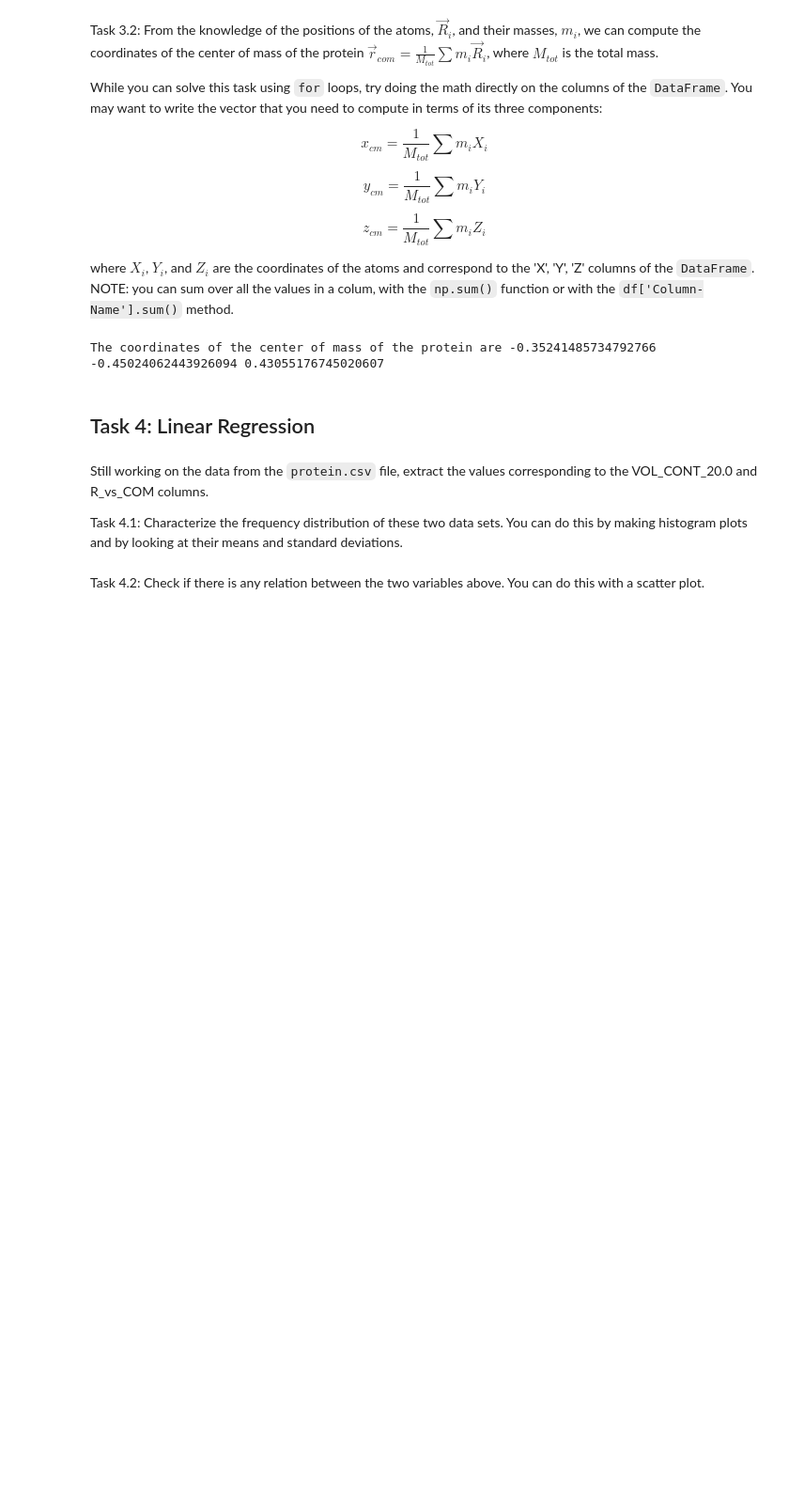
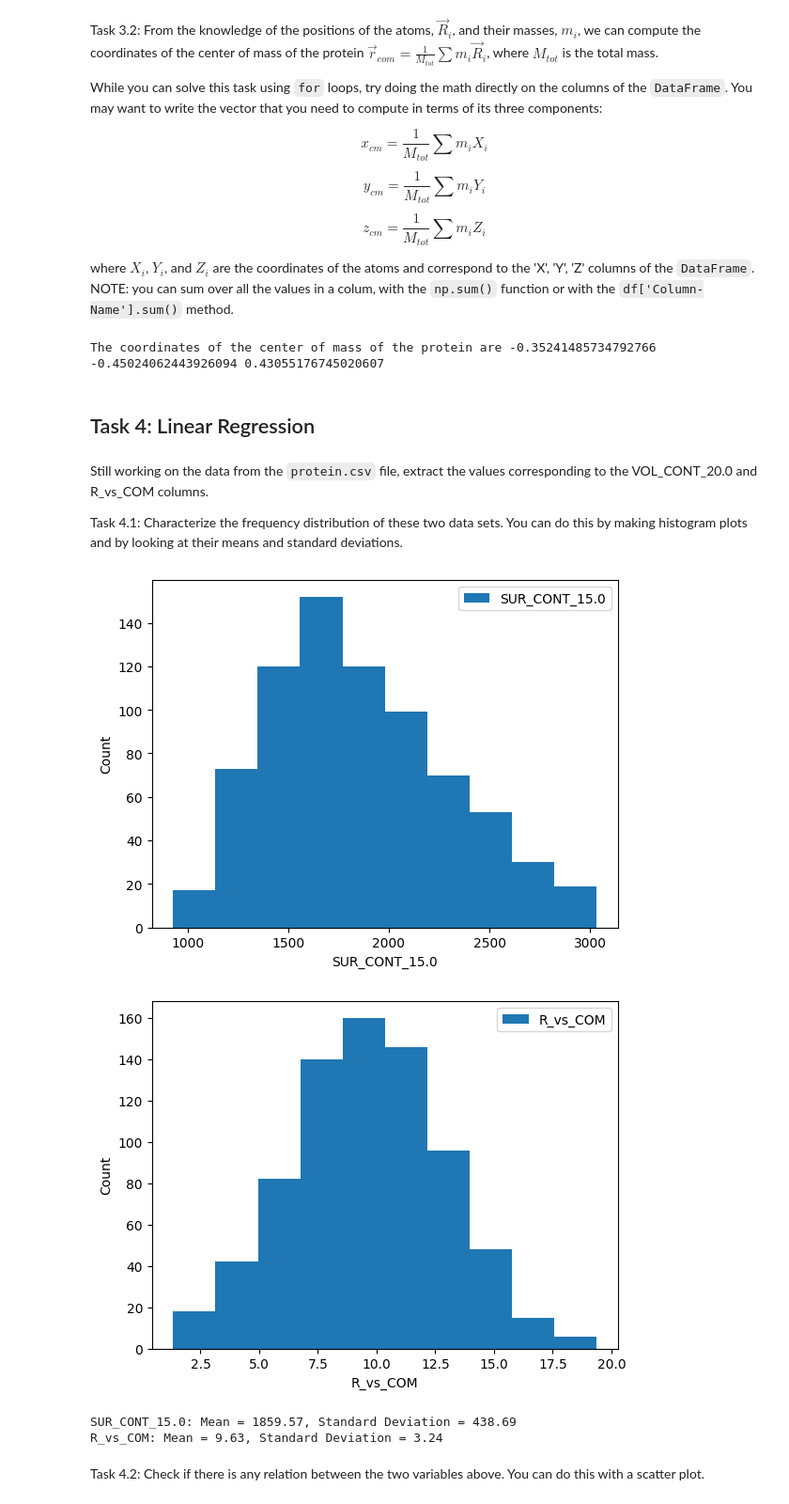
Before and after one commit to DavidShreve/PChem-Lab, a Jupyter notebook: Python_Worksheet.ipynb, the cells around one changed output. Shown at 94% size. Saved outputs shown, nothing was run; the diff lists cells and outputs as text; code cells hidden in the pictures; blank space fills up the shorter version.

```diff
--- a/Python_Worksheet.ipynb
+++ b/Python_Worksheet.ipynb
@@ -248,5 +248,31 @@ The coordinates of the center of mass of the protein are -0.35241485734792766 -0
 Still working on the data from the `protein.csv` file, extract the values corresponding to the VOL_CONT_20.0 and R_vs_COM columns.
 
 Task 4.1: Characterize the frequency distribution of these two data sets. You can do this by making histogram plots and by looking at their means and standard deviations.
+# %%
+sur_cont_data = protein['SUR_CONT_15.0'].values
+r_vs_com_data = protein['R_vs_COM'].values
+plt.hist(sur_cont_data, label='SUR_CONT_15.0')
+plt.xlabel('SUR_CONT_15.0')
+plt.ylabel('Count')
+plt.legend()
+plt.show()
+plt.hist(r_vs_com_data, label='R_vs_COM')
+plt.xlabel('R_vs_COM')
+plt.ylabel('Count')
+plt.legend()
+plt.show()
+
+sur_cont_mean = np.mean(protein['SUR_CONT_15.0'])
+sur_cont_std = np.std(protein['SUR_CONT_15.0'])
+r_vs_com_mean = np.mean(protein['R_vs_COM'])
+r_vs_com_std = np.std(protein['R_vs_COM'])
+
+print(f"SUR_CONT_15.0: Mean = {sur_cont_mean:.2f}, Standard Deviation = {sur_cont_std:.2f}")
+print(f"R_vs_COM: Mean = {r_vs_com_mean:.2f}, Standard Deviation = {r_vs_com_std:.2f}")
+# %% [output]
+[figure, added]
+[figure, added]
+SUR_CONT_15.0: Mean = 1859.57, Standard Deviation = 438.69
+R_vs_COM: Mean = 9.63, Standard Deviation = 3.24
 # %% [markdown]
 Task 4.2: Check if there is any relation between the two variables above. You can do this with a scatter plot.
```
Also changed, not shown: parts of 2 cells of this notebook.
